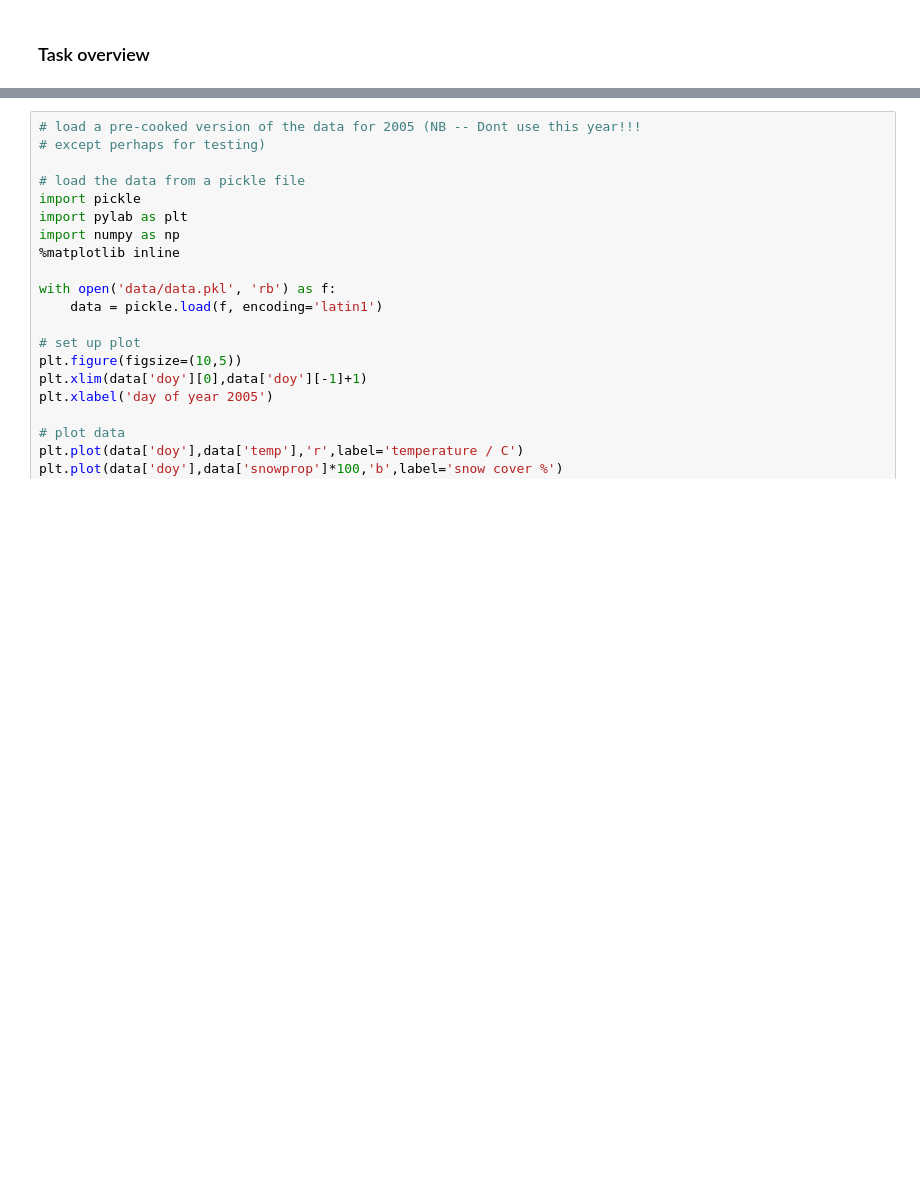
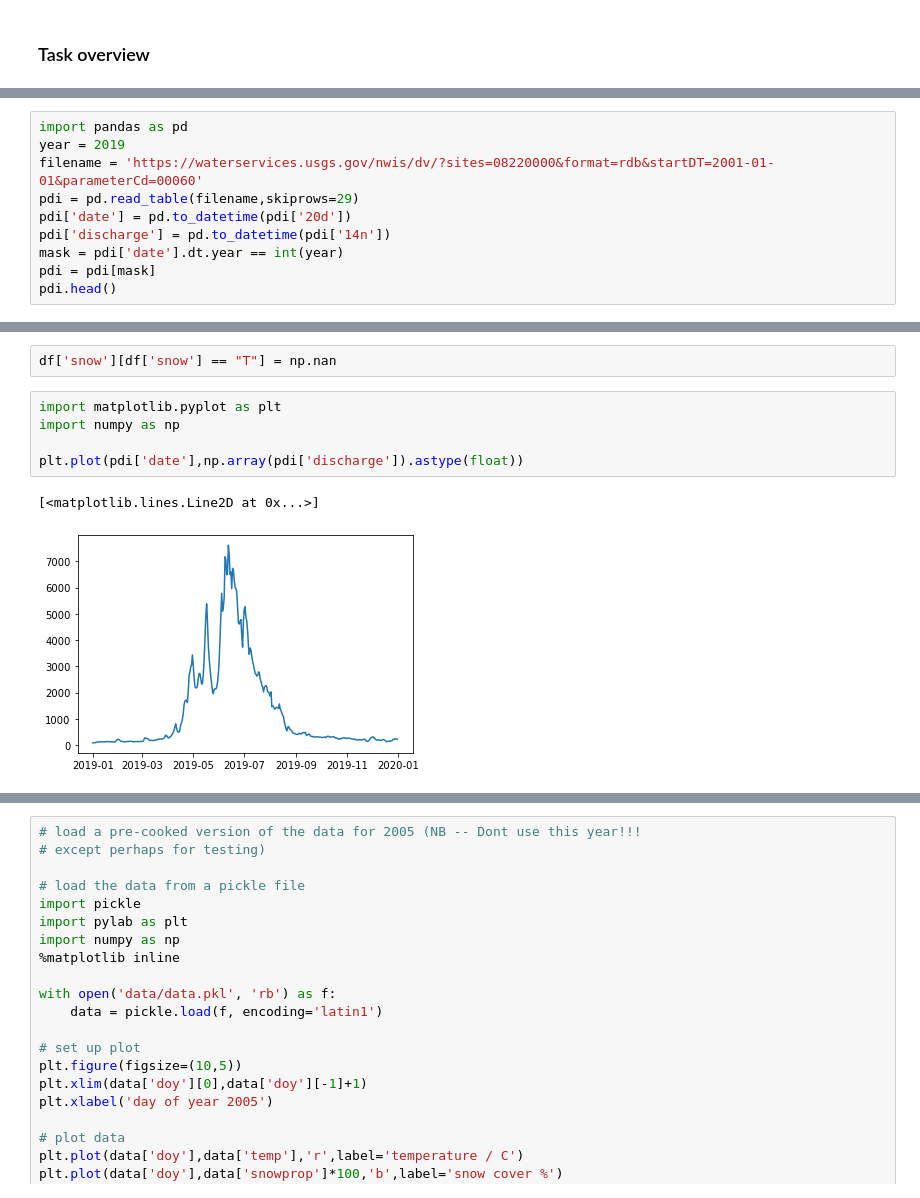
Before and after one commit to UCL-EO/geog0111, a Jupyter notebook: notebooks/A03_Part1.ipynb, the cells around one changed output, grey strips where cells are left out. Cells and saved outputs as stored; diff of their text form; blank space fills up the shorter version.

```diff
--- a/notebooks/A03_Part1.ipynb
+++ b/notebooks/A03_Part1.ipynb
@@ -124,0 +162,10 @@ You only really need the maximum temperature dataset, but you may find the other
+# %%
+import pandas as pd
+year = 2019
+filename = 'https://waterservices.usgs.gov/nwis/dv/?sites=08220000&format=rdb&startDT=2001-01-01&parameterCd=00060'
+pdi = pd.read_table(filename,skiprows=29)
+pdi['date'] = pd.to_datetime(pdi['20d'])
+pdi['discharge'] = pd.to_datetime(pdi['14n'])
+mask = pdi['date'].dt.year == int(year)
+pdi = pdi[mask]
+pdi.head()
@@ -124,0 +195,10 @@ You only really need the maximum temperature dataset, but you may find the other
+# %%
+df['snow'][df['snow'] == "T"] = np.nan
+# %%
+import matplotlib.pyplot as plt
+import numpy as np
+
+plt.plot(pdi['date'],np.array(pdi['discharge']).astype(float))
+# %% [output]
+[<matplotlib.lines.Line2D at 0x...>]
+[figure, added]
```
Also changed, not shown: parts of 11 cells of this notebook, 5 other files.
